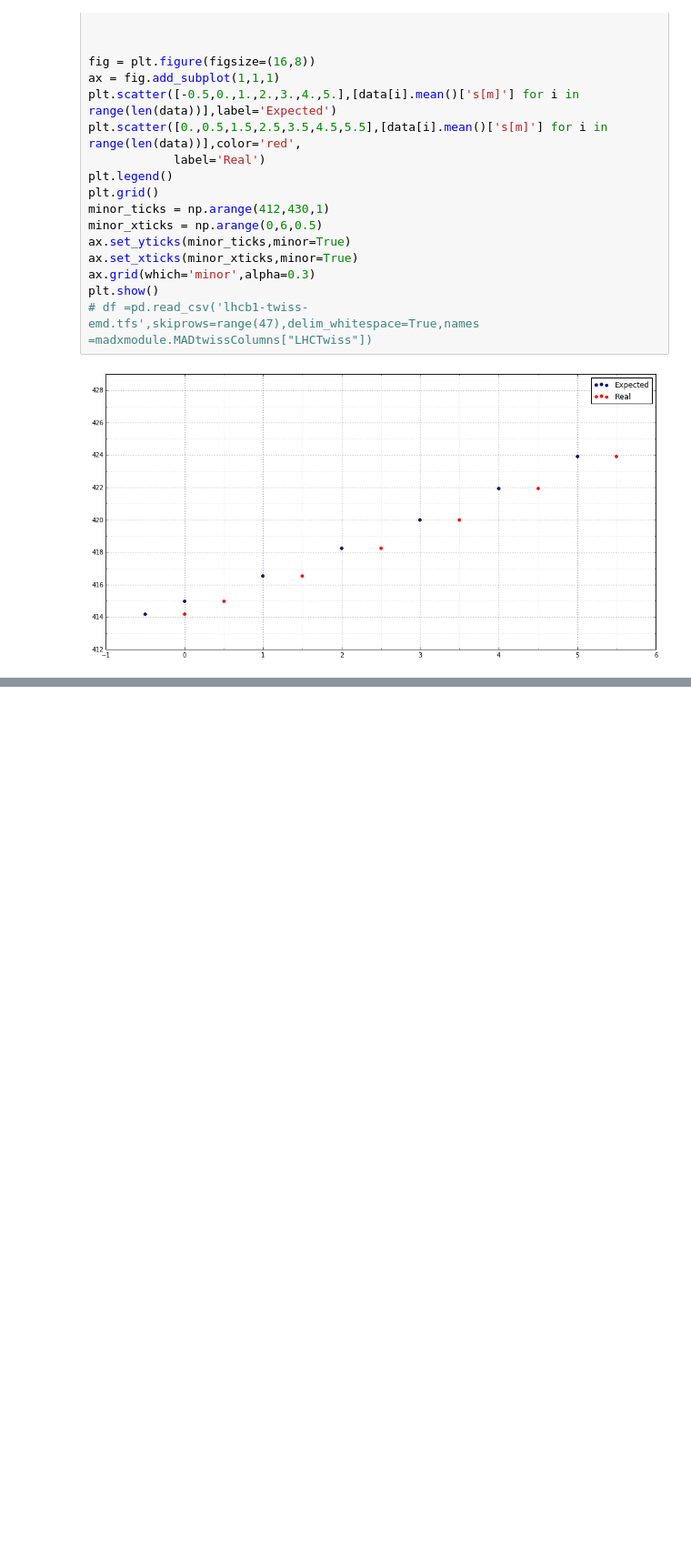
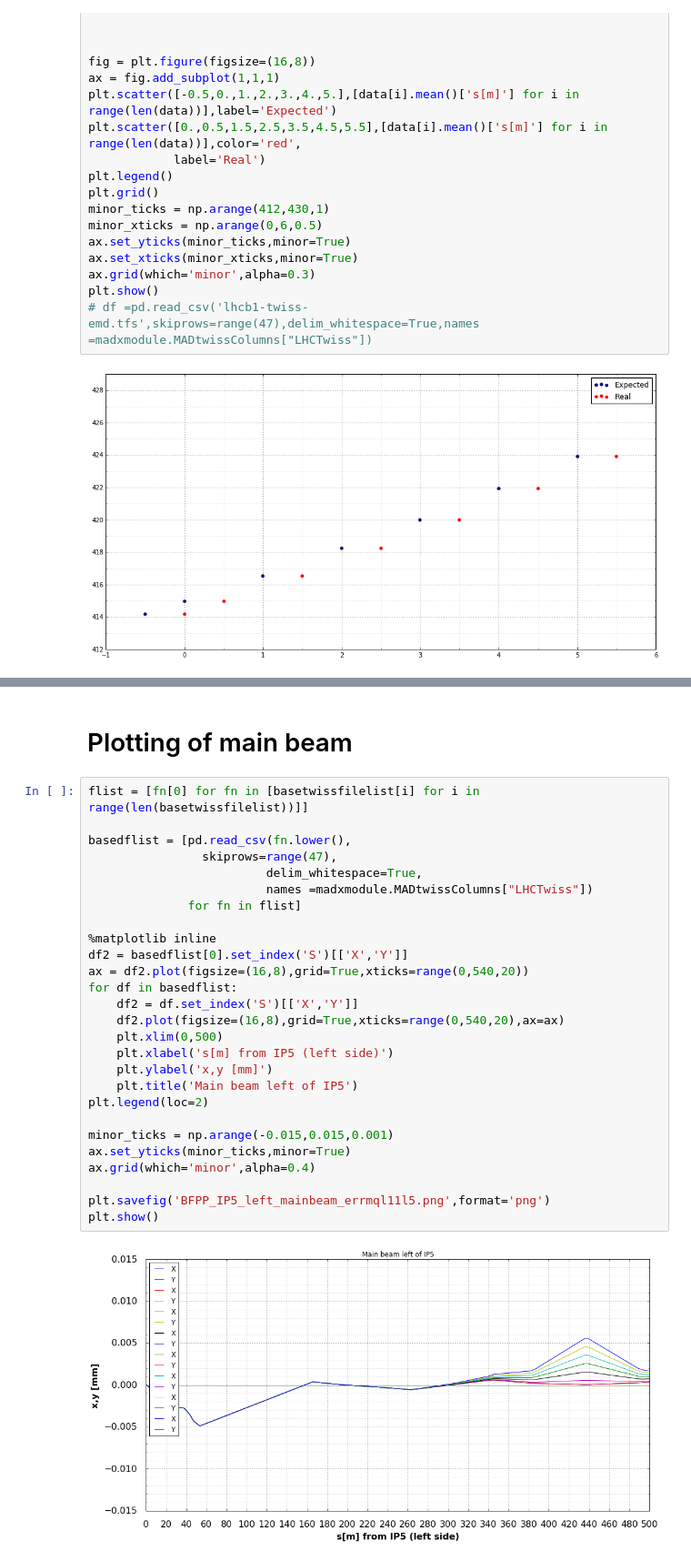
Before and after one commit to TMsangohan/Python_Tracking_Sec_Beams, a Jupyter notebook: BFPPTracking-IP5.ipynb, the cells around one changed output, grey strips where cells are left out. Shown at 91% size. Cells and saved outputs as stored; diff of their text form; blank space fills up the shorter version.

```diff
--- a/BFPPTracking-IP5.ipynb
+++ b/BFPPTracking-IP5.ipynb
@@ -370,0 +411,31 @@ plt.show()
+# %% [markdown]
+# Plotting of main beam
+# %%
+flist = [fn[0] for fn in [basetwissfilelist[i] for i in range(len(basetwissfilelist))]]
+
+basedflist = [pd.read_csv(fn.lower(),
+                skiprows=range(47),
+                         delim_whitespace=True,
+                         names =madxmodule.MADtwissColumns["LHCTwiss"])
+              for fn in flist]
+
+%matplotlib inline
+df2 = basedflist[0].set_index('S')[['X','Y']]
+ax = df2.plot(figsize=(16,8),grid=True,xticks=range(0,540,20))
+for df in basedflist:
+    df2 = df.set_index('S')[['X','Y']]
+    df2.plot(figsize=(16,8),grid=True,xticks=range(0,540,20),ax=ax)
+    plt.xlim(0,500)
+    plt.xlabel('s[m] from IP5 (left side)')
+    plt.ylabel('x,y [mm]')
+    plt.title('Main beam left of IP5')
+plt.legend(loc=2)
+
+minor_ticks = np.arange(-0.015,0.015,0.001)
+ax.set_yticks(minor_ticks,minor=True)
+ax.grid(which='minor',alpha=0.4)
+
+plt.savefig('BFPP_IP5_left_mainbeam_errmql11l5.png',format='png')
+plt.show()
+# %% [output]
+[figure, added]
```
Also changed, not shown: parts of 23 cells of this notebook.
